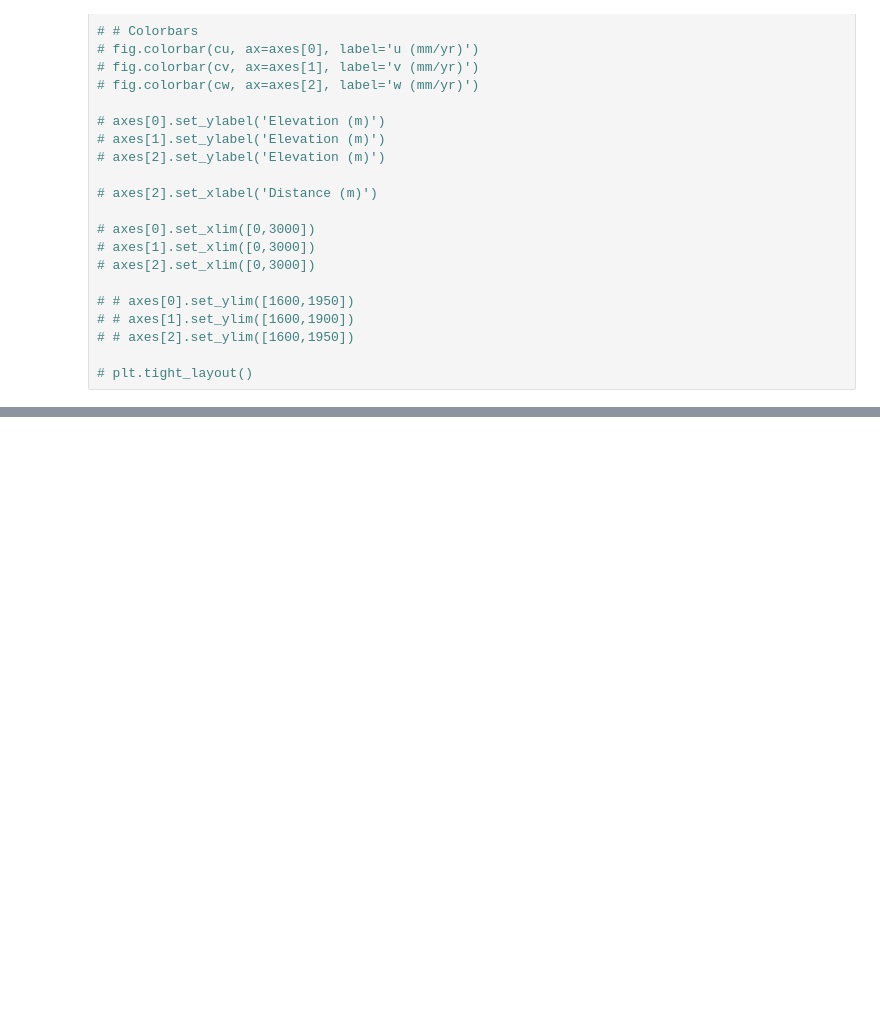
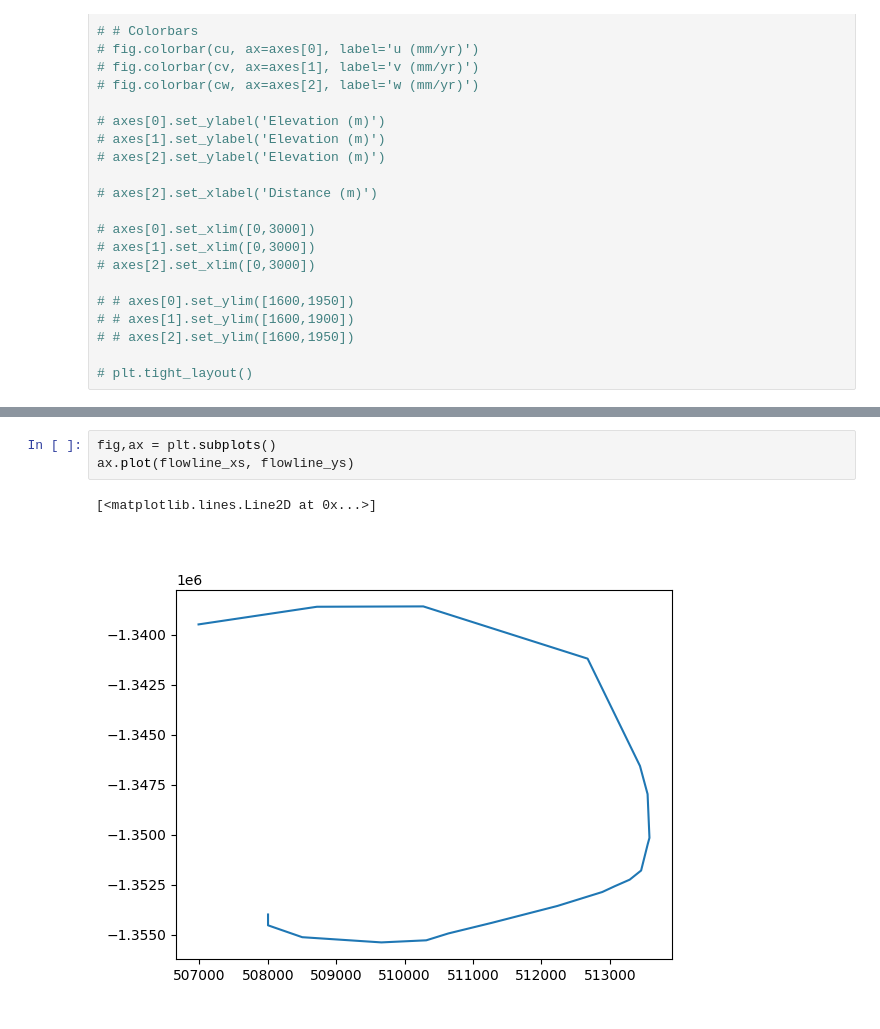
Before and after one commit to johnmorganmanos/AH_temp_paper, a Jupyter notebook: fig4_v3.ipynb, the cells around one changed output, grey strips where cells are left out. Drawn from its saved outputs; the diff is of its cells as text; blank space fills up the shorter version.

```diff
--- a/fig4_v3.ipynb
+++ b/fig4_v3.ipynb
@@ -254,0 +429,6 @@ plt.savefig('Figures/fig4_v3.eps', dpi=600)
+# %%
+fig,ax = plt.subplots()
+ax.plot(flowline_xs, flowline_ys)
+# %% [output]
+[<matplotlib.lines.Line2D at 0x...>]
+[figure, added]
```
Also changed, not shown: parts of 9 cells of this notebook, 8 other files.
